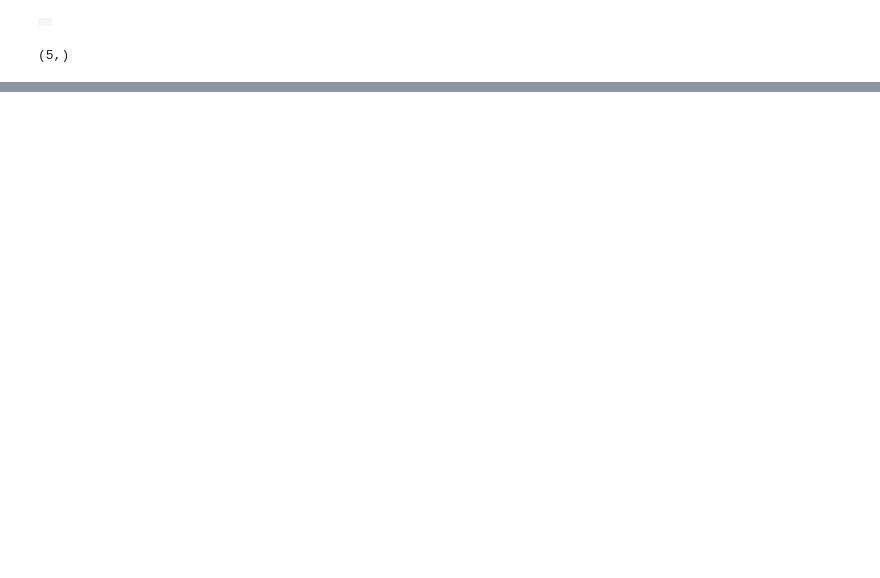
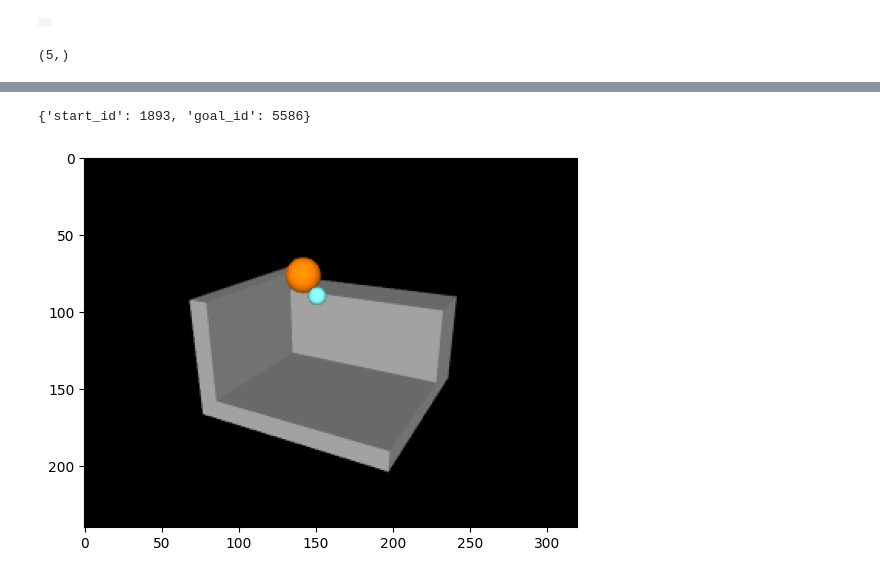
Before and after one commit to LIS-TU-Berlin/sim-wrappers, a Jupyter notebook: scratch/test_env.ipynb, the cells around one changed output, grey strips where cells are left out. Drawn from its saved outputs; the diff is of its cells as text; code cells hidden in the pictures; blank space fills up the shorter version.

```diff
--- a/scratch/test_env.ipynb
+++ b/scratch/test_env.ipynb
@@ -103,0 +119,11 @@ total (non-discounted) return: 41.0
+# %%
+# Check that goals are not on the table
+
+env.goal_not_on_table = True
+obs_dict, info = env.reset()
+env.set_sim_state_to_config(env.config.q[info['goal_id']])
+plt.imshow(env.render())
+print(info)
+# %% [output]
+{'start_id': 1893, 'goal_id': 5586}
+[figure, added]
```
Also changed, not shown: parts of 7 cells of this notebook, 2 other files.
